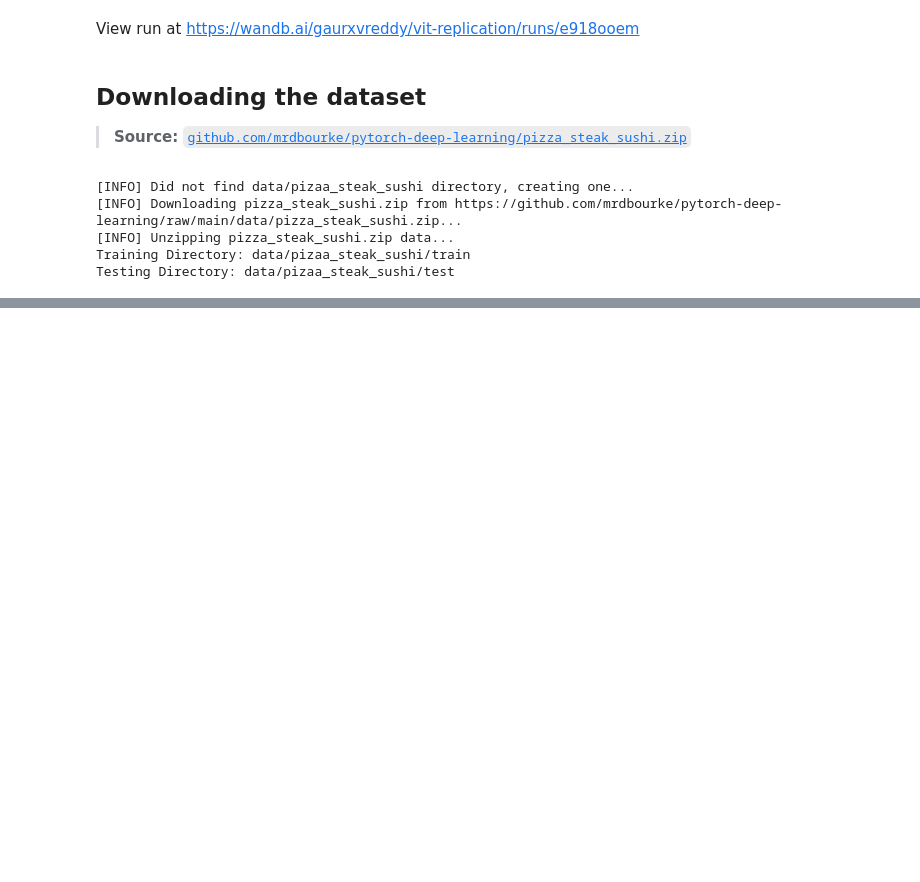
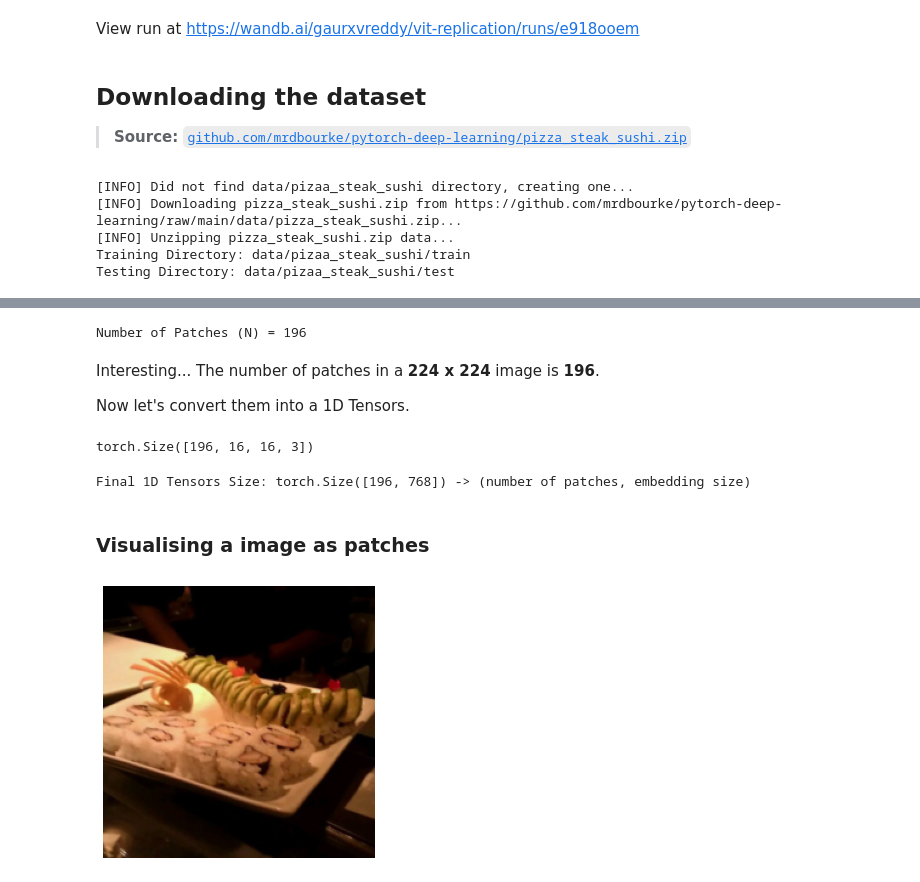
Before and after one commit to gauravreddy08/pytorch-vision-transformer, a Jupyter notebook: vit-replication.ipynb, the cells around one changed output, grey strips where cells are left out. Drawn from its saved outputs; the diff is of its cells as text; code cells hidden in the pictures; blank space fills up the shorter version.

```diff
--- a/vit-replication.ipynb
+++ b/vit-replication.ipynb
@@ -106,0 +212,35 @@ Testing Directory: data/pizaa_steak_sushi/test
+# %%
+width = 224
+height = 224
+channels = 3
+
+patch_size = 16
+patch_count = int((width*height)/(patch_size**2))
+print(f"Number of Patches (N) = {patch_count}")
+# %% [output]
+Number of Patches (N) = 196
+# %% [markdown]
+Interesting... The number of patches in a **224 x 224** image is **196**.
+
+Now let's convert them into a 1D Tensors.
+# %%
+dummy_patch = torch.randn(patch_count, 16, 16, 3)
+dummy_patch.shape
+# %% [output]
+torch.Size([196, 16, 16, 3])
+# %%
+final_one_d_tensor = nn.Flatten()(dummy_patch)
+print(f"Final 1D Tensors Size: {final_one_d_tensor.shape} -> (number of patches, embedding size)")
+# %% [output]
+Final 1D Tensors Size: torch.Size([196, 768]) -> (number of patches, embedding size)
+# %% [markdown]
+### Visualising a **image** as **patches**
+# %%
+image_permuted = image.permute(1, 2, 0)
+image_permuted.shape
+# %%
+plt.figure(figsize=(5, 5))
+plt.imshow(image_permuted)
+plt.axis('off');
+# %% [output]
+[figure, added]
```
Also changed, not shown: parts of 6 cells of this notebook.
